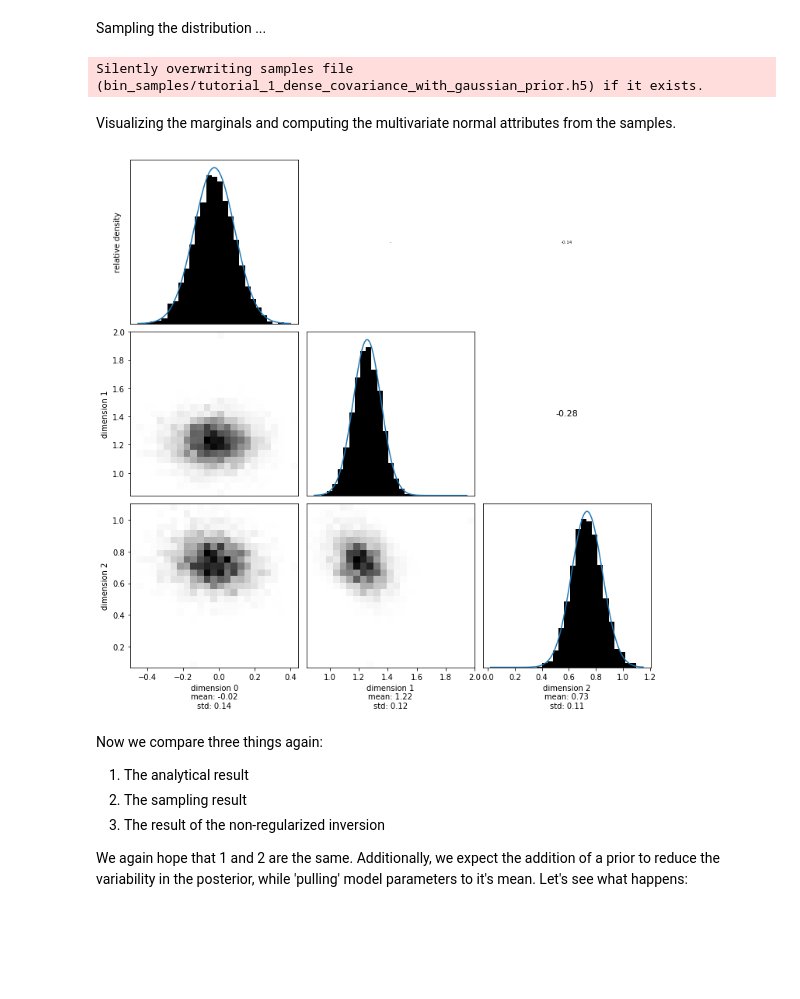
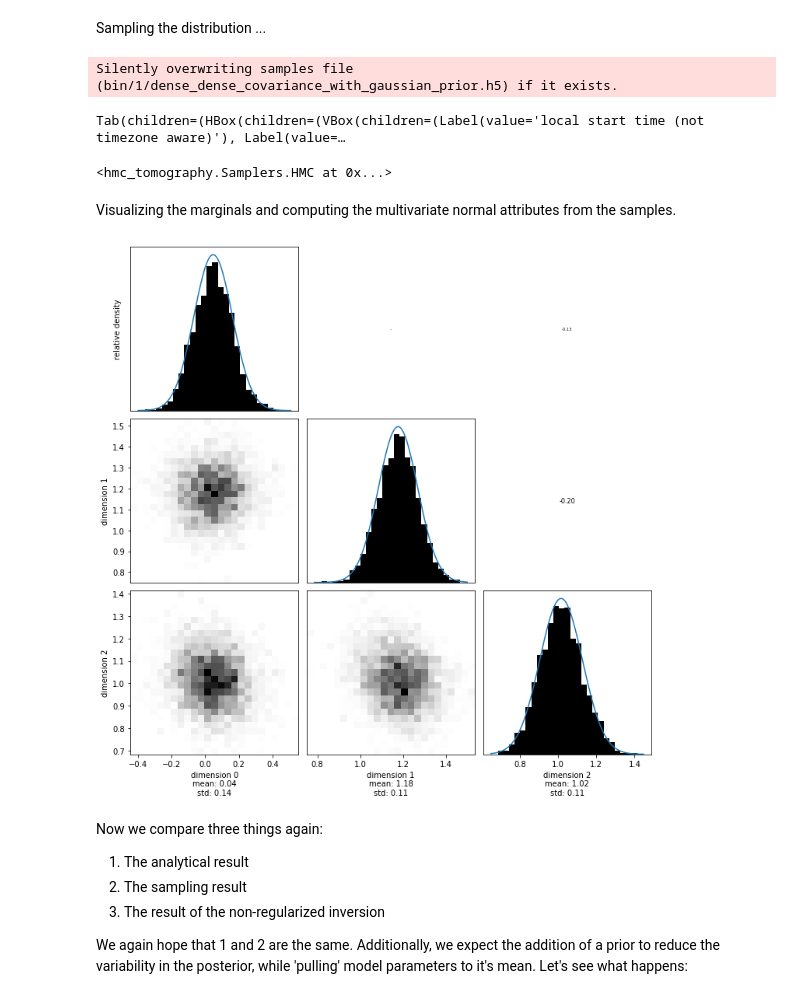
Before and after one commit to larsgeb/hmclab, a Jupyter notebook: examples/notebooks/1 - Gaussian inverse problems - dense forward operator.ipynb, the cells around one changed output. Saved outputs shown, nothing was run; the diff lists cells and outputs as text; code cells hidden in the pictures; blank space fills up the shorter version.

```diff
--- a/examples/notebooks/1 - Gaussian inverse problems - dense forward operator.ipynb
+++ b/examples/notebooks/1 - Gaussian inverse problems - dense forward operator.ipynb
@@ -518,7 +538,7 @@ dense_MEAN_prior = dense_COV_prior @ (
 Sampling the distribution ...
 # %%
 hmc_tomography.Samplers.HMC().sample(
-    "bin_samples/tutorial_1_dense_covariance_with_gaussian_prior.h5",
+    "bin/1/dense_dense_covariance_with_gaussian_prior.h5",
     posterior,
     mass_matrix=hmc_tomography.MassMatrices.Unit(likelihood.dimensions),
     proposals=5000,
@@ -530,31 +550,33 @@ hmc_tomography.Samplers.HMC().sample(
     target_acceptance_rate=0.9,
 )
 # %% [output]
-Silently overwriting samples file (bin_samples/tutorial_1_dense_covariance_with_gaussian_prior.h5) if it exists.
+Silently overwriting samples file (bin/1/dense_dense_covariance_with_gaussian_prior.h5) if it exists.
+Tab(children=(HBox(children=(VBox(children=(Label(value='local start time (not timezone aware)'), Label(value=…
+<hmc_tomography.Samplers.HMC at 0x...>
 # %% [markdown]
 Visualizing the marginals and computing the multivariate normal attributes from the samples.
 # %%
 with hmc_tomography.Samples(
-    "bin_samples/tutorial_1_dense_covariance_with_gaussian_prior.h5", burn_in=1000
+    "bin/1/dense_dense_covariance_with_gaussian_prior.h5", burn_in=1000
 ) as samples_posterior:
 
     hmc_tomography.Visualization.marginal_grid(
         samples_posterior, [0, 1, 2], figsize=(12, 12)
     )
 
     sampling_dense_MEAN_prior = numpy.mean(samples_posterior[:-1, :], axis=1)
 
     sampling_dense_COV_prior = numpy.cov(samples_posterior[:-1, :])
 
     sampling_dense_SIGMA_prior = numpy.diag(numpy.diag(sampling_dense_COV_prior) ** 0.5)
 
     sampling_dense_COR_prior = (
         numpy.linalg.inv(sampling_dense_SIGMA_prior)
         @ sampling_dense_COV_prior
         @ numpy.linalg.inv(sampling_dense_SIGMA_prior)
     )
 # %% [output]
-[figure, old version]
+[figure, new version]
 # %% [markdown]
 Now we compare three things again:
 
```
Also changed, not shown: parts of 14 cells of this notebook, 12 other files.
